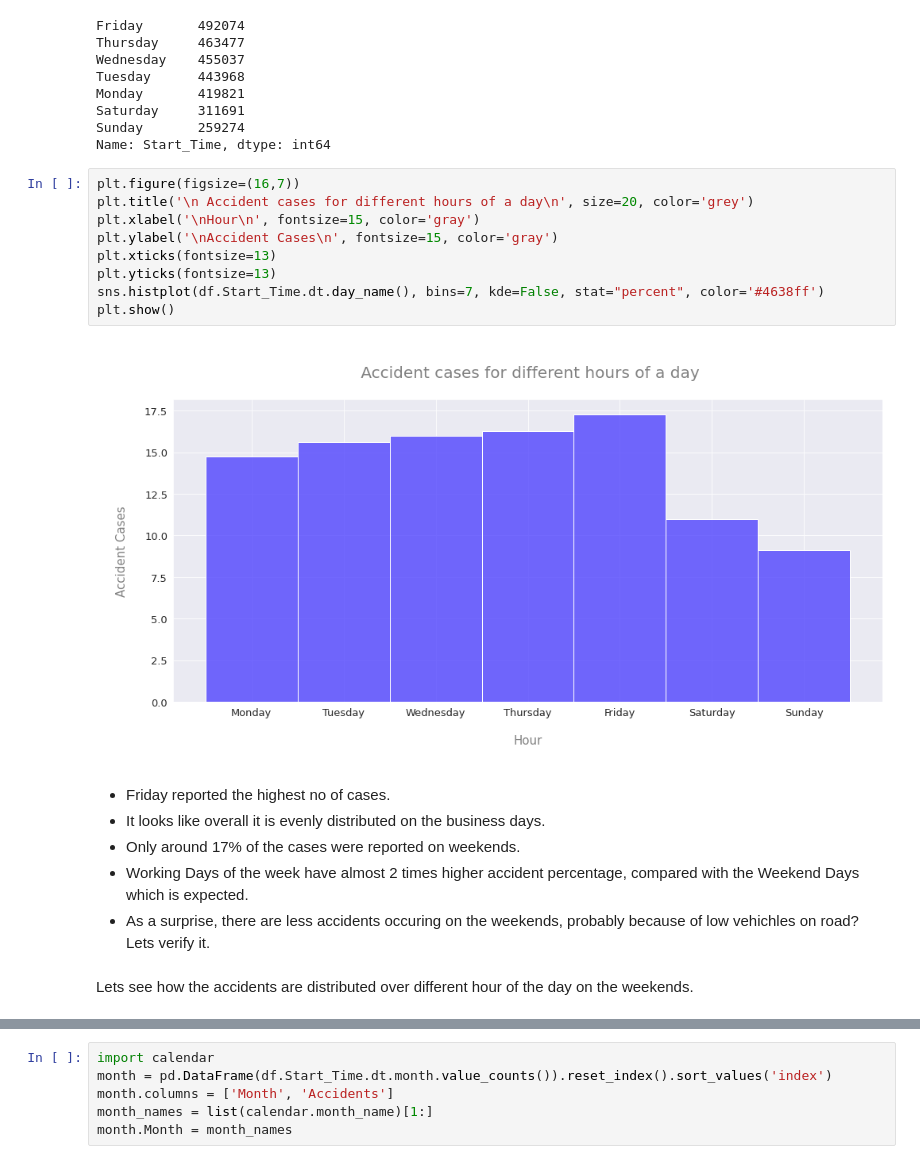
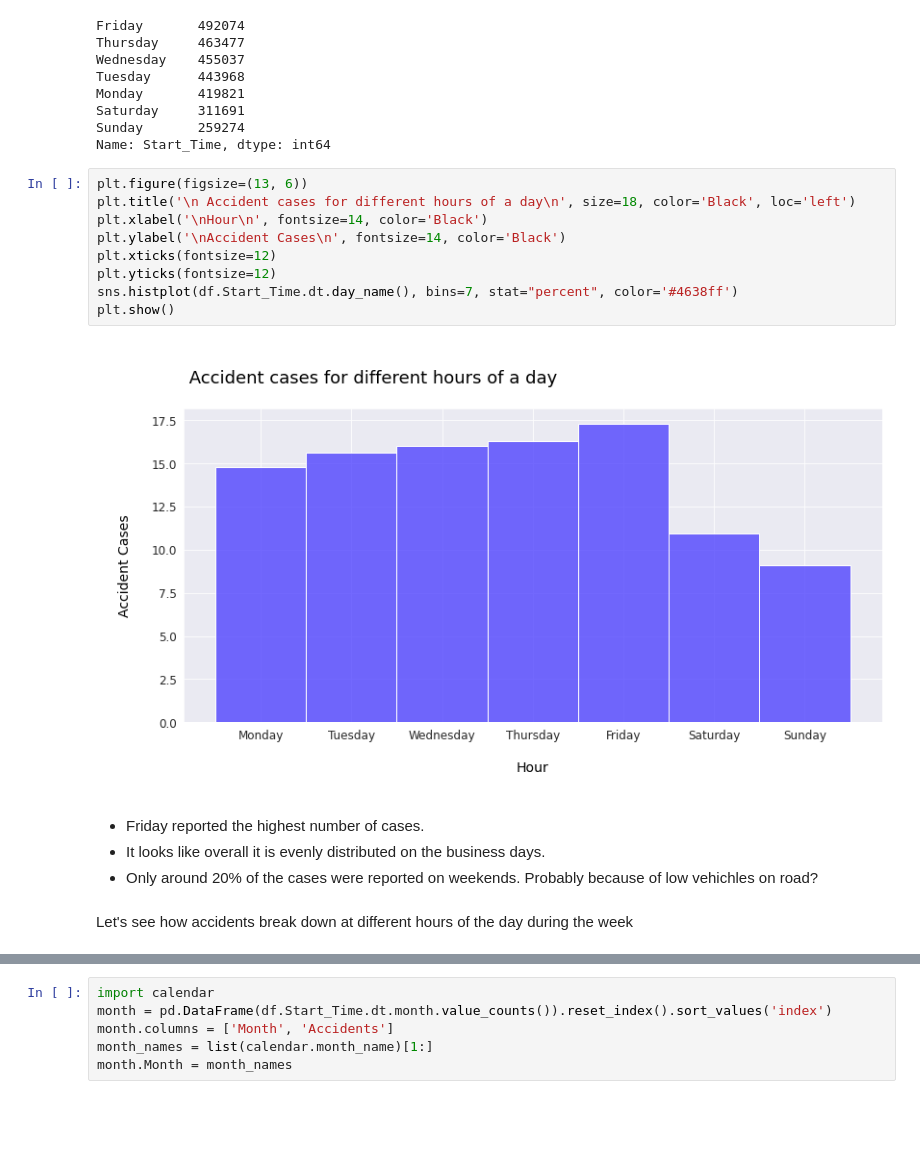
Before and after one commit to matthewmachnowski/us-accidents-analysis, a Jupyter notebook: us_accidents_analysis.ipynb, the cells around one changed output, grey strips where cells are left out. Drawn from its saved outputs; the diff is of its cells as text; blank space fills up the shorter version.

```diff
--- a/us_accidents_analysis.ipynb
+++ b/us_accidents_analysis.ipynb
@@ -256,23 +264,21 @@ Saturday     311691
 Sunday       259274
 Name: Start_Time, dtype: int64
 # %%
-plt.figure(figsize=(16,7))
-plt.title('\n Accident cases for different hours of a day\n', size=20, color='grey')
-plt.xlabel('\nHour\n', fontsize=15, color='gray')
-plt.ylabel('\nAccident Cases\n', fontsize=15, color='gray')
-plt.xticks(fontsize=13)
-plt.yticks(fontsize=13)
-sns.histplot(df.Start_Time.dt.day_name(), bins=7, kde=False, stat="percent", color='#4638ff')
+plt.figure(figsize=(13, 6))
+plt.title('\n Accident cases for different hours of a day\n', size=18, color='Black', loc='left')
+plt.xlabel('\nHour\n', fontsize=14, color='Black')
+plt.ylabel('\nAccident Cases\n', fontsize=14, color='Black')
+plt.xticks(fontsize=12)
+plt.yticks(fontsize=12)
+sns.histplot(df.Start_Time.dt.day_name(), bins=7, stat="percent", color='#4638ff')
 plt.show()
 # %% [output]
-[figure, old version]
+[figure, new version]
 # %% [markdown]
-- Friday reported the highest no of cases.
+- Friday reported the highest number of cases.
 - It looks like overall it is evenly distributed on the business days.
-- Only around 17% of the cases were reported on weekends.
-- Working Days of the week have almost 2 times higher accident percentage, compared with the Weekend Days which is expected.
-- As a surprise, there are less accidents occuring on the weekends, probably because of low vehichles on road? Lets verify it.
+- Only around 20% of the cases were reported on weekends. Probably because of low vehichles on road?
 # %% [markdown]
-Lets see how the accidents are distributed over different hour of the day on the weekends.
+Let's see how accidents break down at different hours of the day during the week
 # %%
 saturday_start_time = df.Start_Time[df.Start_Time.dt.dayofweek == 5]
```
Also changed, not shown: parts of 39 cells of this notebook.
